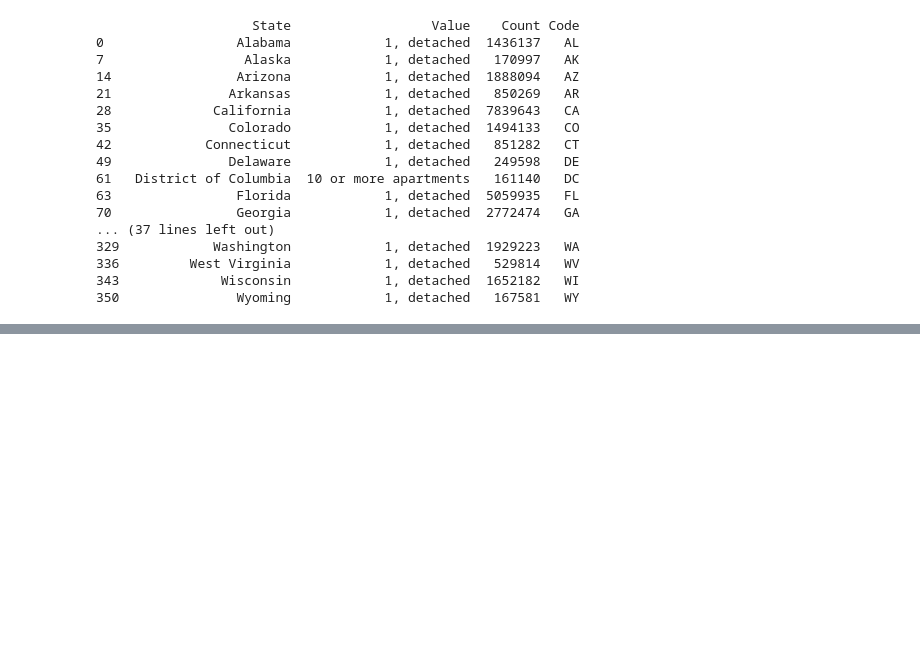
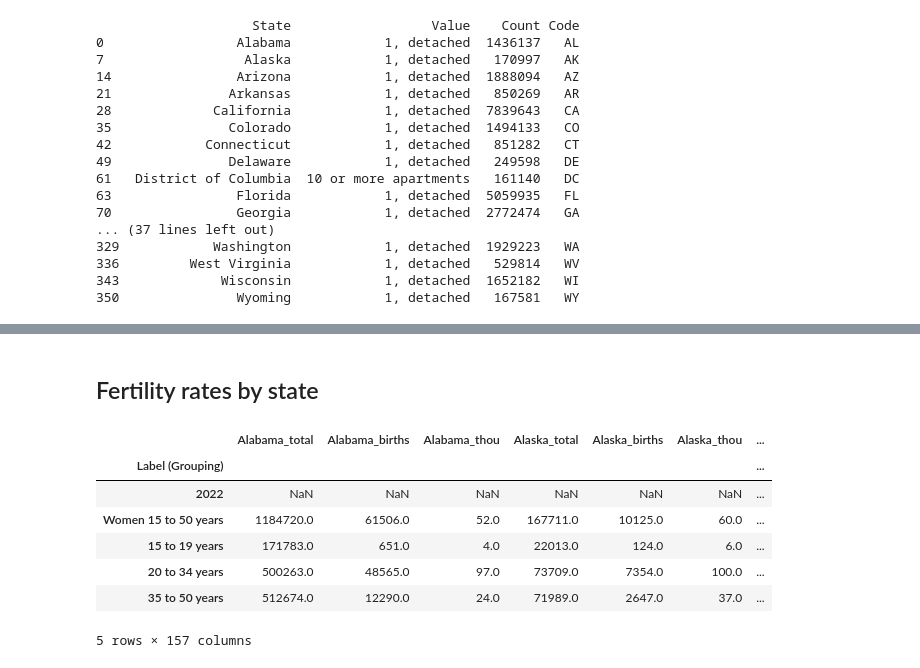
Before and after one commit to syaldram/RealEstate-vs-Demographics, a Jupyter notebook: house_char.ipynb, the cells around one changed output, grey strips where cells are left out. Cells and saved outputs as stored; diff of their text form; code cells hidden in the pictures; blank space fills up the shorter version.

Commit message:
merged dataframe

```diff
--- a/house_char.ipynb
+++ b/house_char.ipynb
@@ -501,3 +501,36 @@ fig = px.scatter(df_max, y="Value", x="Count", color="State")
 fig.show()
 # %% [output]
 [interactive output not drawn]
+# %% [markdown]
+## Fertility rates by state
+# %%
+def clean_headers(val):
+    if isinstance(val, str):
+        if 'Total' in val:
+            val = val.split("!!")[0]
+            val = val + "_total"
+        elif 'Women with births in the past 12 months!!Number!!Estimate' in val:
+            val = val.split("!!")[0]
+            val = val + "_births"
+        elif 'Women with births in the past 12 months!!Rate per 1,000 women!!Estimate' in val:
+            val = val.split("!!")[0]
+            val = val + "_thou"
+        else:
+            val = val.split("!!")[0]
+        return val
+    else:
+        return val
+# %%
+fert_data = pd.read_excel('./Data/fertility_data.xlsx', index_col=0)
+fert_data = fert_data.rename(columns=clean_headers)
+
+fert_data.head()
+# %% [output]
+|  | Alabama_total | Alabama_births | Alabama_thou | Alaska_total | Alaska_births | Alaska_thou | ... |
+| Label (Grouping) |  |  |  |  |  |  | ... |
+| 2022 | NaN | NaN | NaN | NaN | NaN | NaN | ... |
+| Women 15 to 50 years | 1184720.0 | 61506.0 | 52.0 | 167711.0 | 10125.0 | 60.0 | ... |
+| 15 to 19 years | 171783.0 | 651.0 | 4.0 | 22013.0 | 124.0 | 6.0 | ... |
+| 20 to 34 years | 500263.0 | 48565.0 | 97.0 | 73709.0 | 7354.0 | 100.0 | ... |
+| 35 to 50 years | 512674.0 | 12290.0 | 24.0 | 71989.0 | 2647.0 | 37.0 | ... |
+5 rows × 157 columns
```
Also changed, not shown: parts of 20 cells of this notebook, 3 other files.
